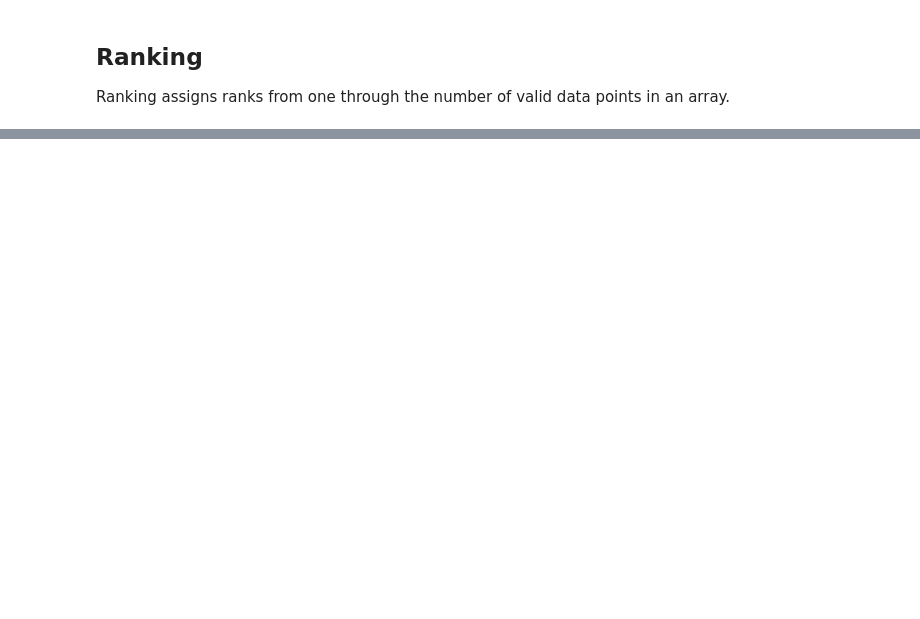
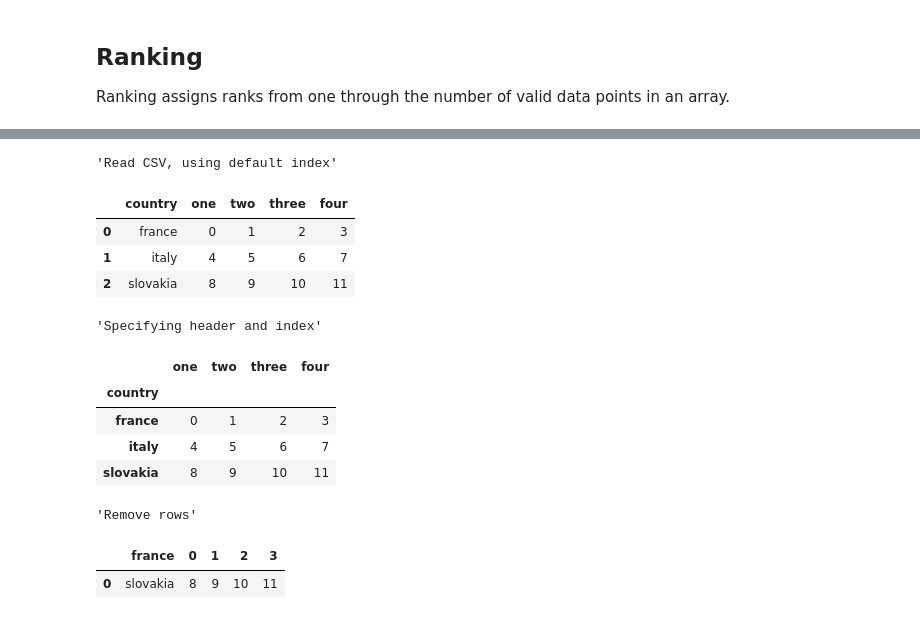
Before and after one commit to albert-rz/intro_to_python, a Jupyter notebook: intro_to_python_pandas.ipynb, the cells around one changed output, grey strips where cells are left out. Cells and saved outputs as stored; diff of their text form; code cells hidden in the pictures; blank space fills up the shorter version.

```diff
--- a/intro_to_python_pandas.ipynb
+++ b/intro_to_python_pandas.ipynb
@@ -555,0 +1076,30 @@ df.rank()
+# %%
+"Read CSV, using default index"
+df = pd.read_csv("samples/ex1.csv")
+df
+
+"Specifying header and index"
+df = pd.read_csv("samples/ex1.csv",
+                 header=0,
+                 index_col="country")
+df
+
+"Remove rows"
+df = pd.read_csv("samples/ex1.csv",
+                 skiprows=[0,2])
+df
+# %% [output]
+'Read CSV, using default index'
+|  | country | one | two | three | four |
+| 0 | france | 0 | 1 | 2 | 3 |
+| 1 | italy | 4 | 5 | 6 | 7 |
+| 2 | slovakia | 8 | 9 | 10 | 11 |
+'Specifying header and index'
+|  | one | two | three | four |
+| country |  |  |  |  |
+| france | 0 | 1 | 2 | 3 |
+| italy | 4 | 5 | 6 | 7 |
+| slovakia | 8 | 9 | 10 | 11 |
+'Remove rows'
+|  | france | 0 | 1 | 2 | 3 |
+| 0 | slovakia | 8 | 9 | 10 | 11 |
```
Also changed, not shown: parts of 46 cells of this notebook, 2 other files.
